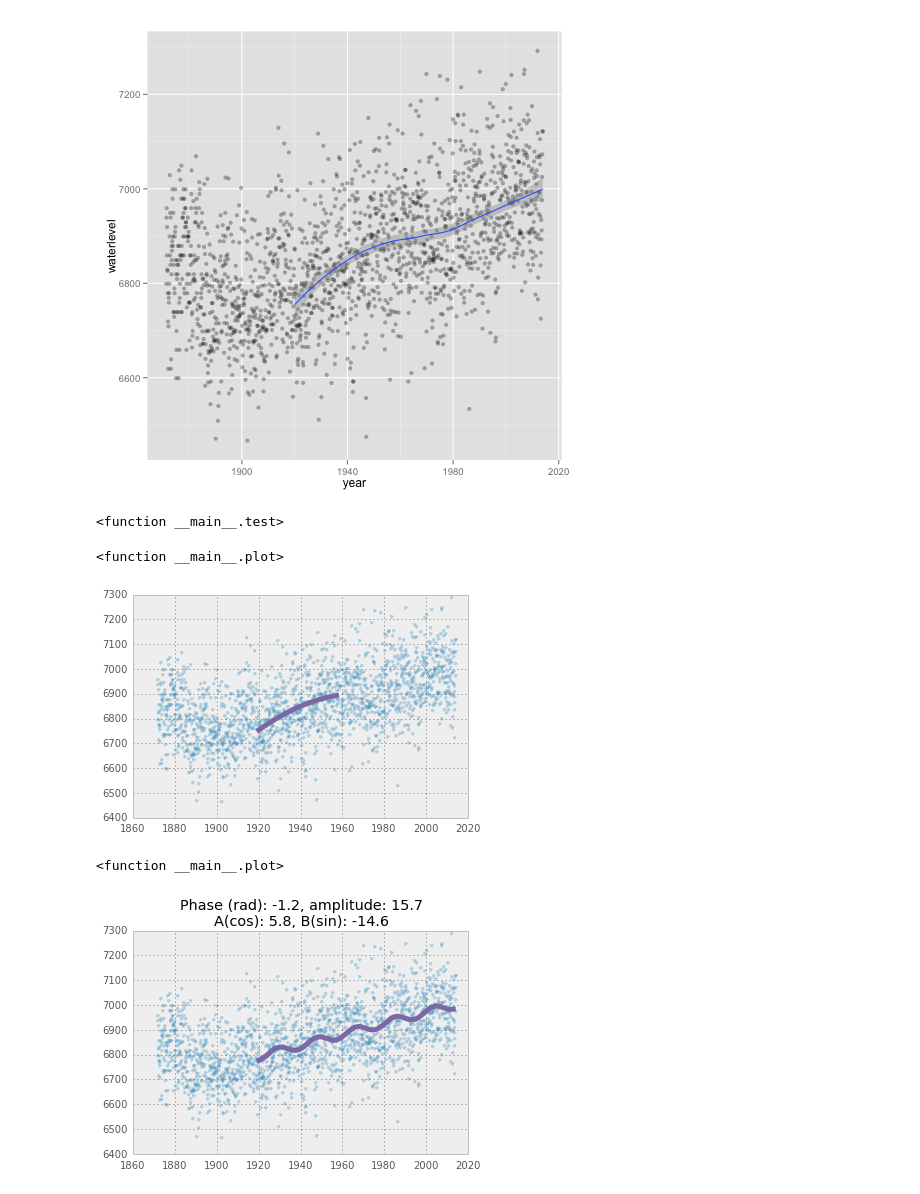
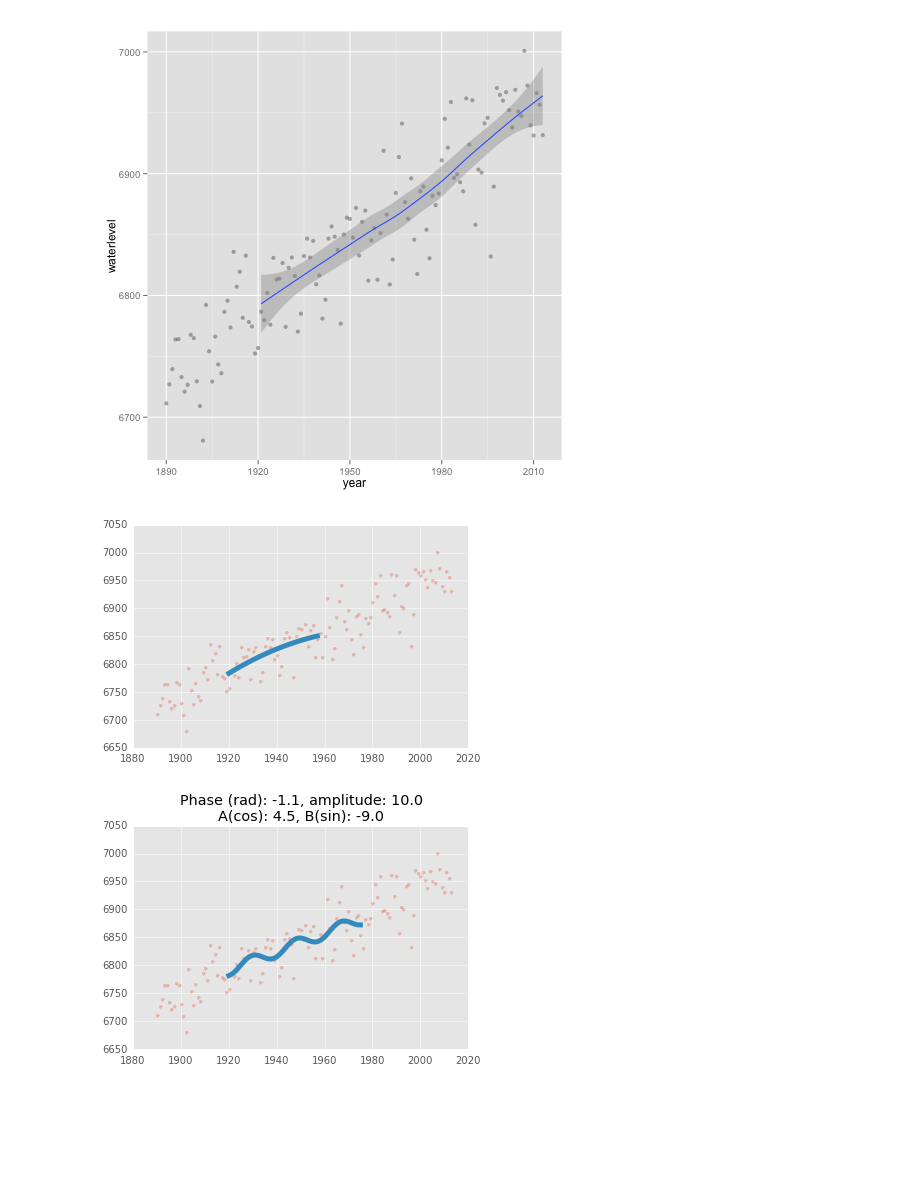
Before and after one commit to SiggyF/notebooks, a Jupyter notebook: sealevelexample.ipynb, the cells around one changed output. Cells and saved outputs as stored; diff of their text form; code cells hidden in the pictures; blank space fills up the shorter version.

```diff
--- a/sealevelexample.ipynb
+++ b/sealevelexample.ipynb
@@ -39,0 +25,14 @@ ax.set_xlabel('year')
+# %%
+stations = [
+    ['Vlissingen', 20, lambda x: x - (6976-46)],
+    ['Hoek van Holland', 22, lambda x:x - (6994 - 121)],
+    ['Den Helder', 23, lambda x: x - (6988-42)],
+    ['Delfzijl', 24, lambda x: x - (6978-155)],
+    ['Harlingen', 25, lambda x: x - (7036-122)],
+    ['IJmuiden', 32, lambda x: x - (7033-83)],
+]
+
+# you could use the monthly data
+monthly_url = 'http://www.psmsl.org/data/obtaining/rlr.monthly.data/%d.rlrdata'
+# and you can use the annual dat
+annual_url = 'http://www.psmsl.org/data/obtaining/rlr.annual.data/%d.rlrdata'
@@ -39,0 +63,26 @@ ax.set_xlabel('year')
+# %%
+# compute the monthly mean
+monthly_df = pandas.concat(monthly_dfs)
+mean = monthly_df.groupby('year').mean().reset_index()
+mean['station'] = 'mean'
+monthly_df = pandas.concat([monthly_df, mean[['year', 'waterlevel', 'nap', 'station']]])
+monthly_df = monthly_df.reset_index()
+# add the year number
+monthly_df['year_floor'] = np.floor(monthly_df['year'])
+
+annual_df = pandas.concat(annual_dfs)
+mean = annual_df.groupby('year').mean().reset_index()
+mean['station'] = 'mean'
+annual_df = pandas.concat([annual_df, mean[['year', 'waterlevel', 'nap', 'station']]])
+annual_df = annual_df.reset_index()
+
+# save the files to json
+# add the annual mean also to the monthly means
+monthly_df = monthly_df.merge(annual_df[['year', 'nap']], left_on='year_floor', right_on='year', suffixes=['', '_annual'])
+monthly_df[['year', 'nap', 'nap_annual', 'station']].to_json('monthly.json', orient='records')
+annual_df[['year', 'nap', 'station']].to_json('annual.json', orient='records')
+
+df = annual_df
+# %%
+# in memory file
+grouped = df.groupby(['station'])
@@ -40,5 +112,6 @@ ax.set_xlabel('year')
 # %%
 import statsmodels.api as sm
+df = grouped.get_group('mean')
 # %%
 y = df['waterlevel']
 X = df['year']
@@ -149,12 +223,11 @@ interact(plot, startyear=(1860, 1980, 10))
 # %%
 def test(startyear):
     df_selected = df[df['year']>startyear]
     %Rpush df_selected
     %R print(ggplot(df, aes(year, waterlevel)) + geom_point(alpha=0.3) + stat_smooth(data=df_selected, method='loess'))
-interact(test, startyear=(1860, 1980, 10))
+interactive(test, startyear=(1860, 1980, 10))
 # %% [output]
-[figure, old version]
+[figure, new version]
-<function __main__.test>
 # %%
 def plot(startyear):
     df_selected = df[(df['year'] >= startyear) & (df['year'] < (startyear + 18.6*2))]
@@ -168,8 +241,7 @@ def plot(startyear):
     ax.plot(df['year'], df['waterlevel'], '.', alpha=0.3)
     ax.plot(df_selected['year'], results.fittedvalues, linewidth=5)
 # %%
-interact(plot, startyear=(1860, 1980, 5))
+interactive(plot, startyear=(1860, 1980, 5))
 # %% [output]
-<function __main__.plot>
-[figure, old version]
+[figure, new version]
 # %%
@@ -197,7 +269,6 @@ def plot(startyear):
     ax.plot(df['year'], df['waterlevel'], '.', alpha=0.3)
     ax.plot(df_selected['year'], results.fittedvalues, linewidth=5)
 # %%
-interact(plot, startyear=(1860, 1980, 5))
+interactive(plot, startyear=(1860, 1980, 5), n_periods=(2,5))
 # %% [output]
-<function __main__.plot>
-[figure, old version]
+[figure, new version]
```
Also changed, not shown: parts of 42 cells of this notebook.
